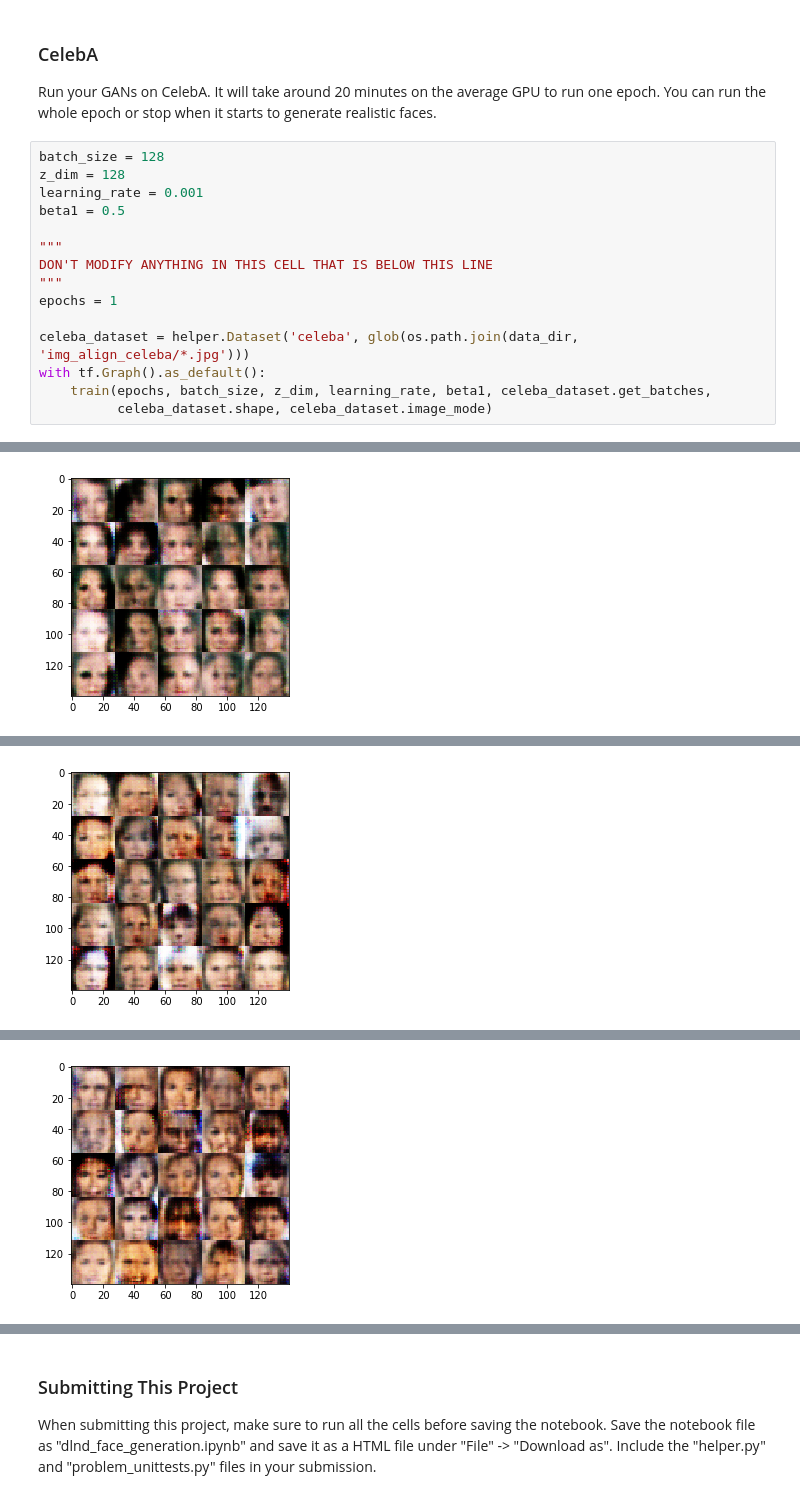
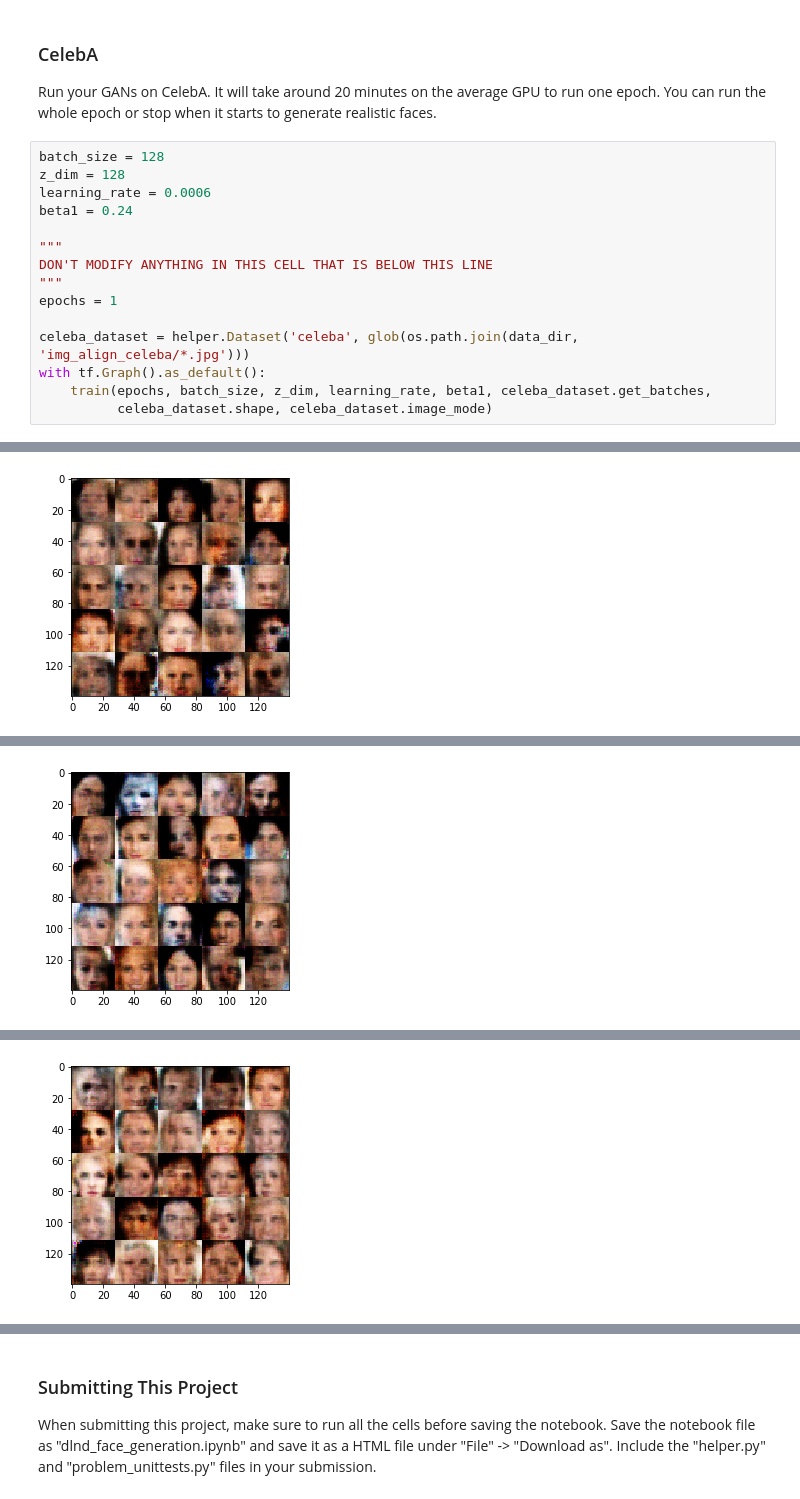
Before and after one commit to linuxbender/Deep_Learning, a Jupyter notebook: project-4/dlnd_face_generation.ipynb, the cells around one changed output, grey strips where cells are left out. Drawn from its saved outputs; the diff is of its cells as text.

```diff
--- a/project-4/dlnd_face_generation.ipynb
+++ b/project-4/dlnd_face_generation.ipynb
@@ -408,8 +419,8 @@ Run your GANs on CelebA.  It will take around 20 minutes on the average GPU to r
 # %%
 batch_size = 128
 z_dim = 128
-learning_rate = 0.001
-beta1 = 0.5
+learning_rate = 0.0006
+beta1 = 0.24
 
 """
 DON'T MODIFY ANYTHING IN THIS CELL THAT IS BELOW THIS LINE
@@ -438 +449 @@ Epoch: 1/1 |  Batch: 300 |  Dis Loss: 1.3150 |  Gen Loss: 0.6347
-[figure, old version]
+[figure, new version]
@@ -443 +454 @@ Epoch: 1/1 |  Batch: 400 |  Dis Loss: 1.2570 |  Gen Loss: 0.8931
-[figure, old version]
+[figure, new version]
@@ -448 +459 @@ Epoch: 1/1 |  Batch: 500 |  Dis Loss: 1.4207 |  Gen Loss: 0.7036
-[figure, old version]
+[figure, new version]
```
Also changed, not shown: parts of 8 cells of this notebook, 1 other file.
